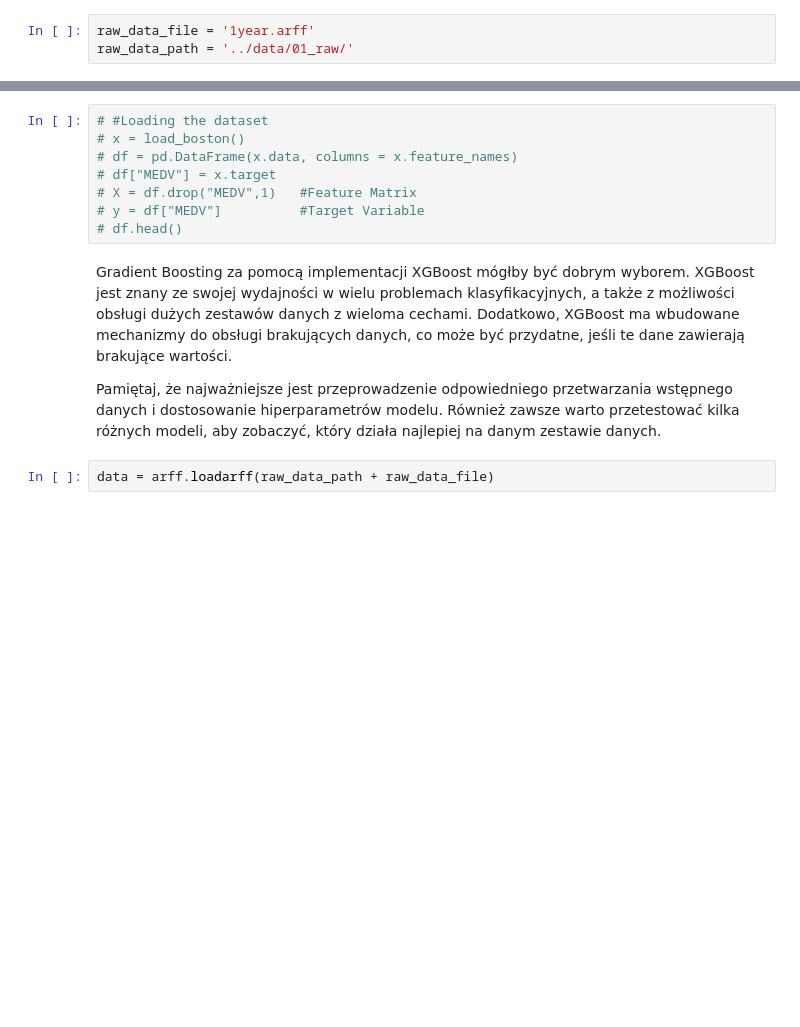
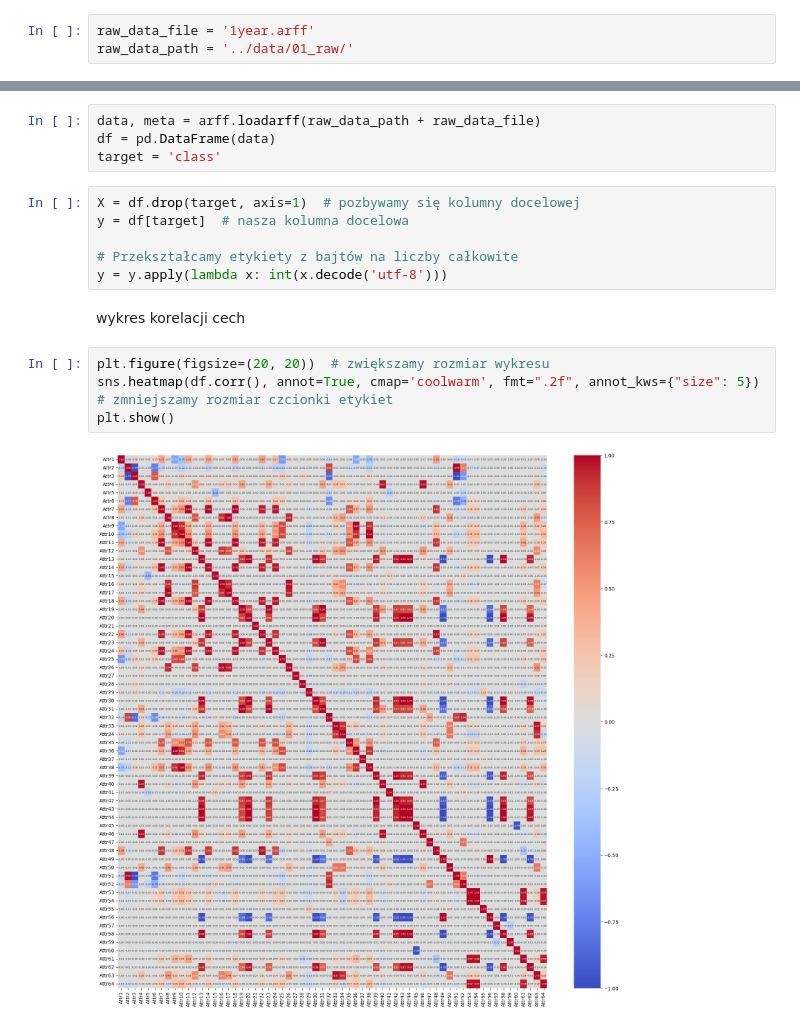
Before and after one commit to ad-po/Polish-bankruptcy-companies-analysis, a Jupyter notebook: notebooks/004_FeatureSelection.ipynb, the cells around one changed output, grey strips where cells are left out. Drawn from its saved outputs; the diff is of its cells as text; blank space fills up the shorter version.

```diff
--- a/notebooks/004_FeatureSelection.ipynb
+++ b/notebooks/004_FeatureSelection.ipynb
@@ -14,14 +12,18 @@ Notes
-# %%
-# #Loading the dataset
-# x = load_boston()
-# df = pd.DataFrame(x.data, columns = x.feature_names)
-# df["MEDV"] = x.target
-# X = df.drop("MEDV",1)   #Feature Matrix
-# y = df["MEDV"]          #Target Variable
-# df.head()
-# %% [markdown]
-Gradient Boosting za pomocą implementacji XGBoost mógłby być dobrym wyborem. XGBoost jest znany ze swojej wydajności w wielu problemach klasyfikacyjnych, a także z możliwości obsługi dużych zestawów danych z wieloma cechami. Dodatkowo, XGBoost ma wbudowane mechanizmy do obsługi brakujących danych, co może być przydatne, jeśli te dane zawierają brakujące wartości.
-
-Pamiętaj, że najważniejsze jest przeprowadzenie odpowiedniego przetwarzania wstępnego danych i dostosowanie hiperparametrów modelu. Również zawsze warto przetestować kilka różnych modeli, aby zobaczyć, który działa najlepiej na danym zestawie danych.
 # %%
-data = arff.loadarff(raw_data_path + raw_data_file)
+data, meta = arff.loadarff(raw_data_path + raw_data_file)
+df = pd.DataFrame(data)
+target = 'class'
+# %%
+X = df.drop(target, axis=1)  # pozbywamy się kolumny docelowej
+y = df[target]  # nasza kolumna docelowa
+
+# Przekształcamy etykiety z bajtów na liczby całkowite
+y = y.apply(lambda x: int(x.decode('utf-8')))
+# %% [markdown]
+wykres korelacji cech
+# %%
+plt.figure(figsize=(20, 20))  # zwiększamy rozmiar wykresu
+sns.heatmap(df.corr(), annot=True, cmap='coolwarm', fmt=".2f", annot_kws={"size": 5})  # zmniejszamy rozmiar czcionki etykiet
+plt.show()
+# %% [output]
+[figure, added]
```
Also changed, not shown: parts of 5 cells of this notebook.
